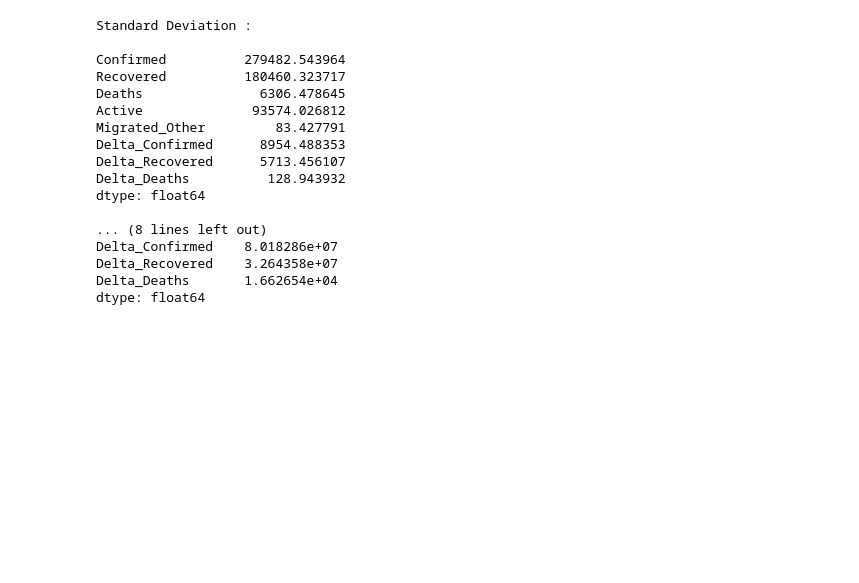
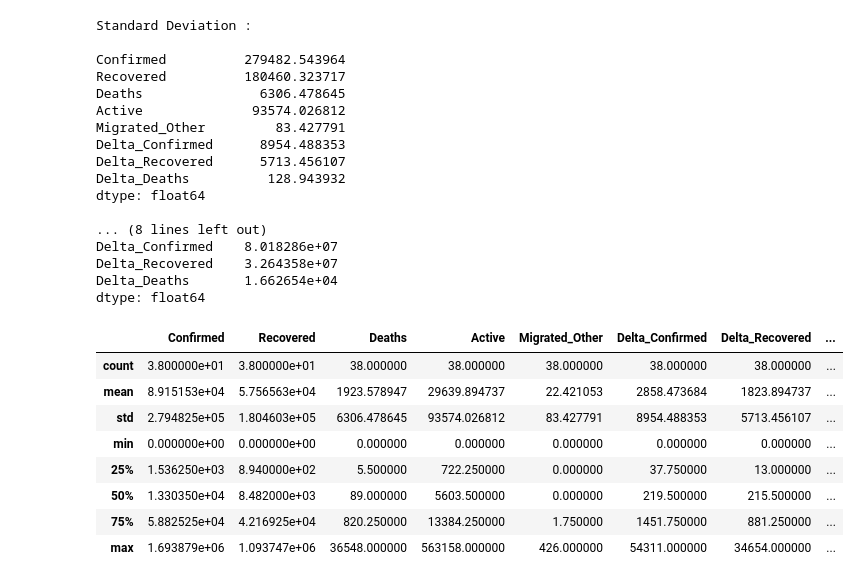
Before and after one commit to ineelhere/Machine-Learning-and-Data-Science, a Jupyter notebook: WorkingWithPandas.ipynb, the cells around one changed output. Saved outputs shown, nothing was run; the diff lists cells and outputs as text; code cells hidden in the pictures; blank space fills up the shorter version.

```diff
--- a/WorkingWithPandas.ipynb
+++ b/WorkingWithPandas.ipynb
@@ -382,3 +404,16 @@ Delta_Confirmed    8.018286e+07
 Delta_Recovered    3.264358e+07
 Delta_Deaths       1.662654e+04
 dtype: float64
+# %%
+# everything in a nutshell - .describe()
+df.describe()
+# %% [output]
+|  | Confirmed | Recovered | Deaths | Active | Migrated_Other | Delta_Confirmed | Delta_Recovered | ... |
+| count | 3.800000e+01 | 3.800000e+01 | 38.000000 | 38.000000 | 38.000000 | 38.000000 | 38.000000 | ... |
+| mean | 8.915153e+04 | 5.756563e+04 | 1923.578947 | 29639.894737 | 22.421053 | 2858.473684 | 1823.894737 | ... |
+| std | 2.794825e+05 | 1.804603e+05 | 6306.478645 | 93574.026812 | 83.427791 | 8954.488353 | 5713.456107 | ... |
+| min | 0.000000e+00 | 0.000000e+00 | 0.000000 | 0.000000 | 0.000000 | 0.000000 | 0.000000 | ... |
+| 25% | 1.536250e+03 | 8.940000e+02 | 5.500000 | 722.250000 | 0.000000 | 37.750000 | 13.000000 | ... |
+| 50% | 1.330350e+04 | 8.482000e+03 | 89.000000 | 5603.500000 | 0.000000 | 219.500000 | 215.500000 | ... |
+| 75% | 5.882525e+04 | 4.216925e+04 | 820.250000 | 13384.250000 | 1.750000 | 1451.750000 | 881.250000 | ... |
+| max | 1.693879e+06 | 1.093747e+06 | 36548.000000 | 563158.000000 | 426.000000 | 54311.000000 | 34654.000000 | ... |
```
Also changed, not shown: parts of 5 cells of this notebook.
